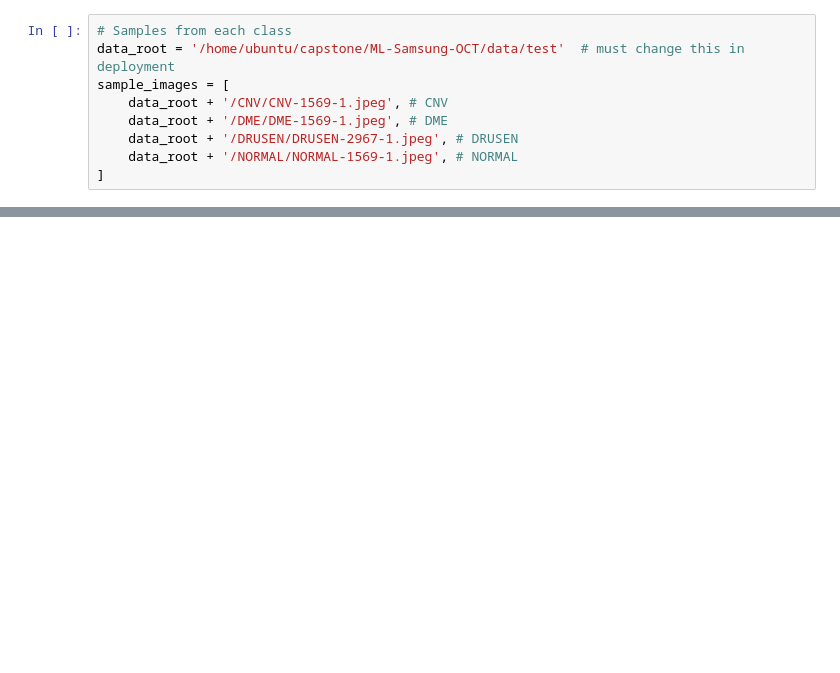
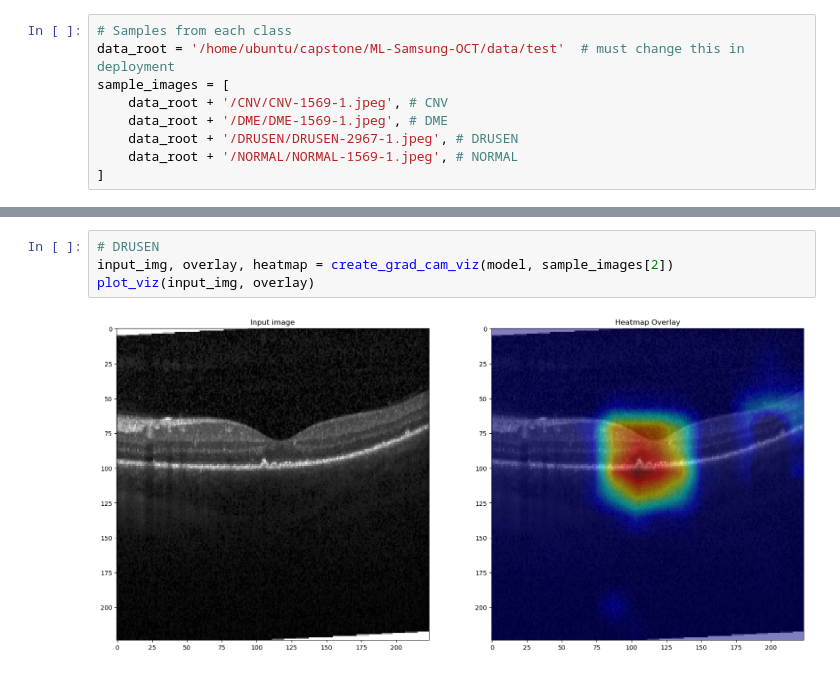
Before and after one commit to anilvangari2005/ML-Samsung-OCT, a Jupyter notebook: visualization.ipynb, the cells around one changed output, grey strips where cells are left out. Saved outputs shown, nothing was run; the diff lists cells and outputs as text; blank space fills up the shorter version.

```diff
--- a/visualization.ipynb
+++ b/visualization.ipynb
@@ -40,0 +51,6 @@ plot_viz(input_img, overlay, heatmap)
+# %%
+# DRUSEN
+input_img, overlay, heatmap = create_grad_cam_viz(model, sample_images[2])
+plot_viz(input_img, overlay)
+# %% [output]
+[figure, added]
```
Also changed, not shown: parts of 4 cells of this notebook, 1 other file.
